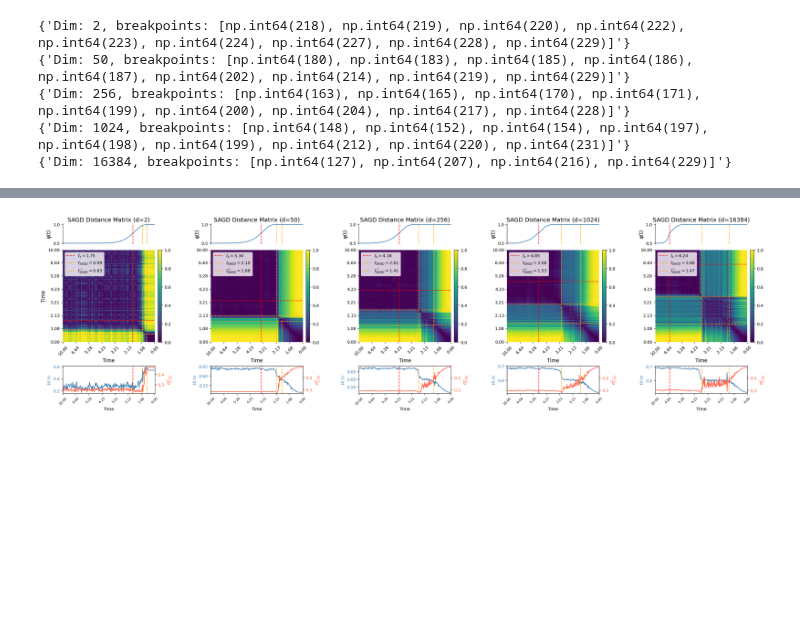
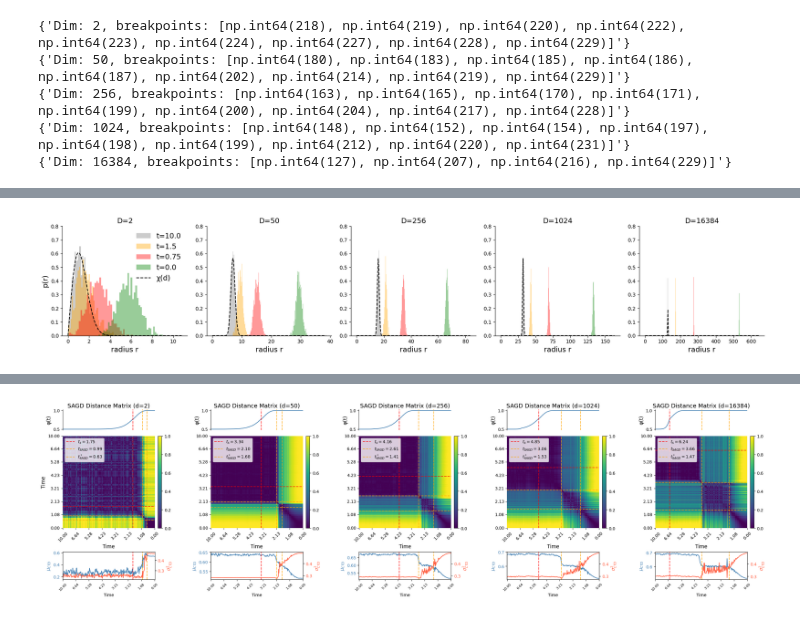
Before and after one commit to msarrias/Shape-Aware-Regimes-of-Diffusion-Models, a Jupyter notebook: notebooks/speciation_time_gaussian.ipynb, the cells around one changed output, grey strips where cells are left out. Saved outputs shown, nothing was run; the diff lists cells and outputs as text; code cells hidden in the pictures; blank space fills up the shorter version.

```diff
--- a/notebooks/speciation_time_gaussian.ipynb
+++ b/notebooks/speciation_time_gaussian.ipynb
@@ -69,0 +157,24 @@ for d_i in ds:
+# %%
+t_values = [snaps[0], 1.5, 0.75, snaps[-1]]
+fig, axes = plt.subplots(1, len(ds), figsize=(4*len(ds), 4), sharey=False)
+for ax, d in zip(axes, ds):
+    for t, label, color in zip(t_values, [f't={i}' for i in t_values], ['gray', 'orange', 'red', 'green', 'crimson']):
+        samples_at_t = samples[d][t]
+        radii = np.sqrt(np.sum(samples_at_t**2, axis=1))
+        ax.hist(radii, bins=40, density=True, alpha=0.4, color=color, label=label)
+    # theoretical chi pdf
+    r_range = np.linspace(0, radii.max()*1.2, 200)
+    pdf_theoretical = chi.pdf(r_range / sigma, d) / sigma
+    ax.plot(r_range, pdf_theoretical, '--', color='black', label='χ(d)')
+    ax.set_title(f"D={d}", fontsize=14)
+    ax.set_xlabel("radius r", fontsize=14)
+    # ax.set_xlim(-lim, lim)
+    ax.set_ylim(0, 0.8)
+    ax.spines['top'].set_visible(False)
+    ax.spines['right'].set_visible(False)
+axes[0].set_ylabel("p(r)", fontsize=14)
+axes[0].legend(fontsize=14, frameon=False)
+plt.tight_layout()
+plt.show()
+# %% [output]
+[figure, added]
```
Also changed, not shown: parts of 6 cells of this notebook.
